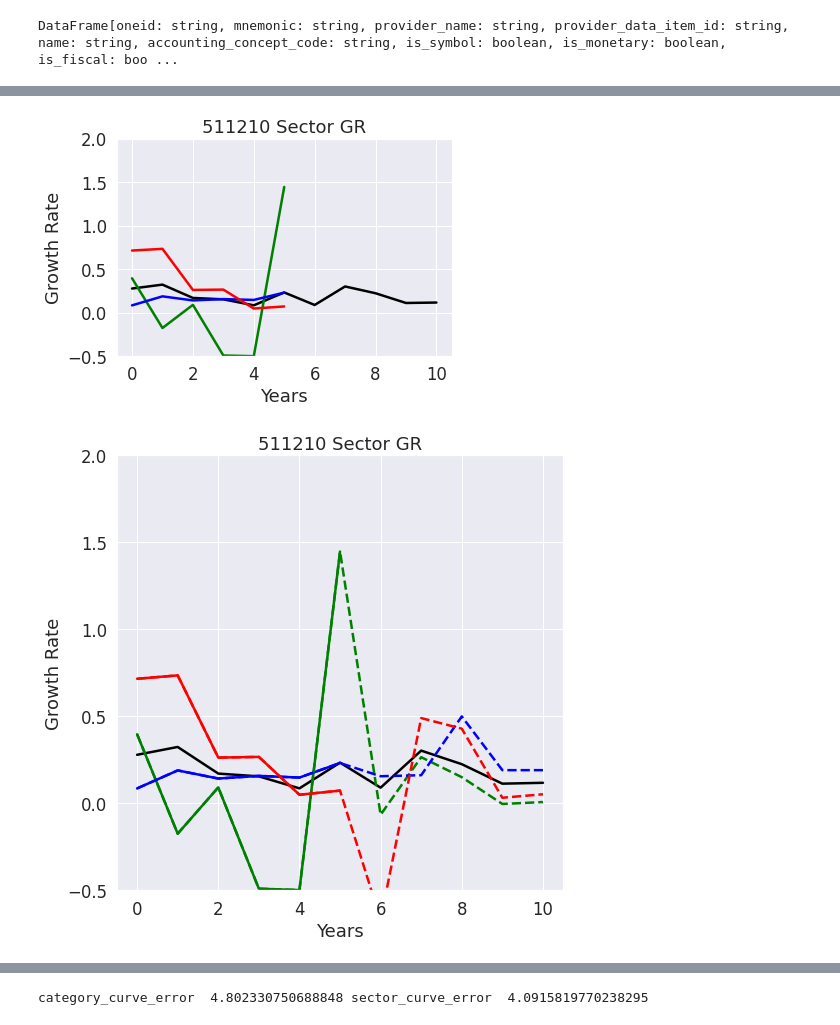
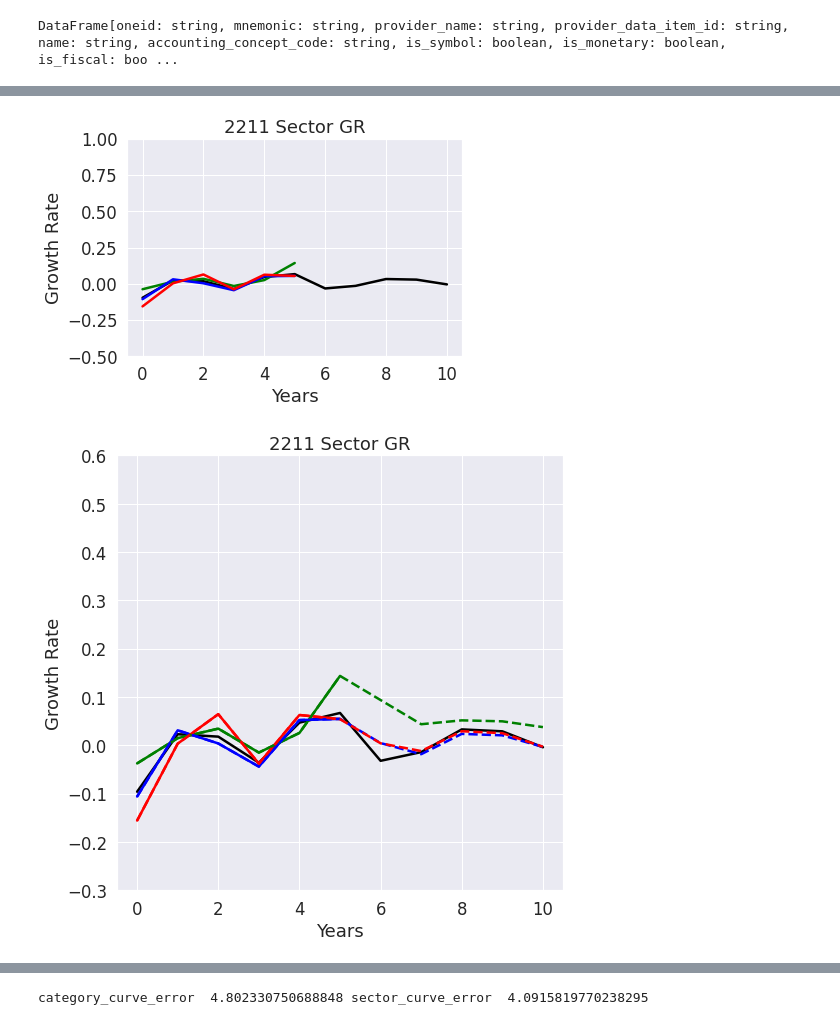
Before and after one commit to SaiChaitanya-ON/Personalized-Sector-with-Knowledge-Graph, a Jupyter notebook: notebooks/Revenue_Growth_Revenue_Graph.ipynb, the cells around one changed output, grey strips where cells are left out. Drawn from its saved outputs; the diff is of its cells as text; code cells hidden in the pictures.

```diff
--- a/notebooks/Revenue_Growth_Revenue_Graph.ipynb
+++ b/notebooks/Revenue_Growth_Revenue_Graph.ipynb
@@ -402,6 +408,6 @@ for i in Six_Year_Data_Dict_withGR_N.items():
 # %%
 Five_Year_Data_Set_N = {}
-sector = '511210'
+sector = '2211'
 for i in Six_Year_Data_Dict_withGR_N.items():
     ID,data = i
     f = 0
@@ -634,3 +640,26 @@ plt.show()
+# %%
+trained_labels = np.zeros(len(Five_Year_Data_Set_N.items()))
+n = 0
+for i in Five_Year_Data_Set_N.items():
+    ID,data = i
+    r = np.mean(np.array(data['Revenue']))
+    gr = np.mean(np.array(data['GR']))
+
+
+    if r > 3:
+        trained_labels[n] = 0
+    elif 0 < r < 0.35:
+        trained_labels[n] = 1
+    else:
+        trained_labels[n] = 2
+
+
+
+    n += 1
+
+
+# print(trained_labels)
+# training_kmeans.labels_ = trained_labels
 # %%
 d = 1
 
@@ -831,10 +860,10 @@ plt.title(Category_GR_Data_Dict['Sector'][0] + " Sector GR")
 plt.xlabel("Years")
 
 plt.ylabel("Growth Rate")
-plt.ylim(-0.5,2)
+plt.ylim(-0.5,1)
 plt.show()
 # %% [output]
-[figure, old version]
+[figure, new version]
 # %%
 def Compute_the_Category_Level_Forecast(Category_GR_Data_Dict):
 
@@ -852,9 +881,9 @@ def Compute_the_Category_Level_Forecast(Category_GR_Data_Dict):
             corr = int(round(np.corrcoef(sector_curve[:6+j],category_curve)[0][1],4)*10000)
 
 
-            low_limit = round(category_curve[-1] - 8,4)
+            low_limit = round(category_curve[-1] - 0.05,4)
 
-            up_limit = round(category_curve[-1] + 8,4)
+            up_limit = round(category_curve[-1] + 0.05,4)
 
 
             Forecast = []
@@ -866,10 +895,18 @@ def Compute_the_Category_Level_Forecast(Category_GR_Data_Dict):
                     if [round(abs(new_corr - corr) + abs(k - category_curve[-1]),4),round(k,5)] not in Forecast:
                         Forecast.append([round(abs(new_corr - corr) + abs(k - category_curve[-1]),4),round(k,5)])
 
+            try:
+                Forecast = np.array(Forecast)
+                Forecast = Forecast[Forecast[:,0].argsort()]
+                forecast = Forecast[0][1]
+            except:
+                if sector_curve[5+j] < sector_curve[6+j]:
+                    forecast = up_limit
+                else:
+                    forecast = low_limit
 
-            Forecast = np.array(Forecast)
-            Forecast = Forecast[Forecast[:,0].argsort()]
-            forecast = Forecast[0][1]
+#             if forecast < GR_Lower_limit:
+#                 forecast = 0.001
 
             Category_Forecast_Dict[cat].append(forecast)
 
@@ -879,23 +916,23 @@ Category_Level_Forecast_Dict = Compute_the_Category_Level_Forecast(Category_GR_D
 # %%
 plt.figure(figsize = (8,8))
 
 Sn, = plt.plot(range(len(Category_GR_Data_Dict['Sector_GR'])),Category_GR_Data_Dict['Sector_GR'],'k')
 ps1n, = plt.plot(range(len(Category_GR_Data_Dict['Green'][:6])),Category_GR_Data_Dict['Green'][:6],'g')
 ps2n, = plt.plot(range(len(Category_GR_Data_Dict['Blue'][:6])),Category_GR_Data_Dict['Blue'][:6],'b')
 ps4n, = plt.plot(range(len(Category_GR_Data_Dict['Red'][:6])),Category_GR_Data_Dict['Red'][:6],'r')
 
 
 ps1, = plt.plot(range(len(Category_Level_Forecast_Dict['Green'])),Category_Level_Forecast_Dict['Green'],'g--')
 ps2, = plt.plot(range(len(Category_Level_Forecast_Dict['Blue'])),Category_Level_Forecast_Dict['Blue'],'b--')
 ps4, = plt.plot(range(len(Category_Level_Forecast_Dict['Red'])),Category_Level_Forecast_Dict['Red'],'r--')
 plt.title(Category_GR_Data_Dict['Sector'][0] + " Sector GR")
 plt.xlabel("Years")
 
 plt.ylabel("Growth Rate")
-plt.ylim(-0.5,2)
+plt.ylim(-0.3,0.6)
 plt.show()
 # %% [output]
-[figure, old version]
+[figure, new version]
 # %%
 def Back_Test_Category_Level_Sector(Five_Year_Data_Set_N, Category_Level_Forecast_Dict, ID_Green,ID_Blue,ID_Red):
 
```
Also changed, not shown: parts of 17 cells of this notebook, 1 other file.
